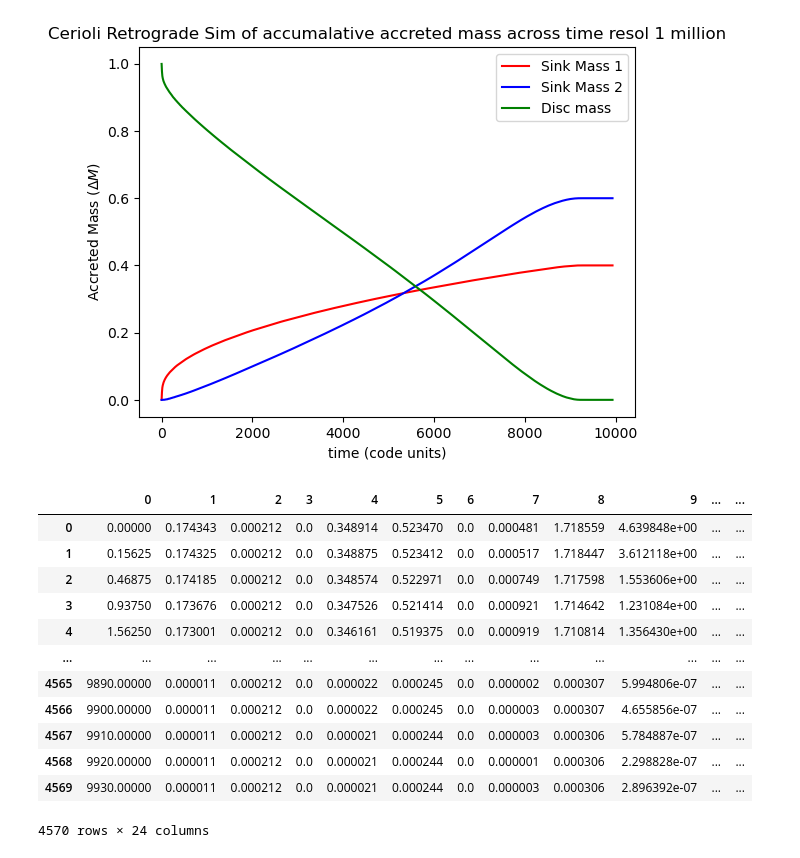
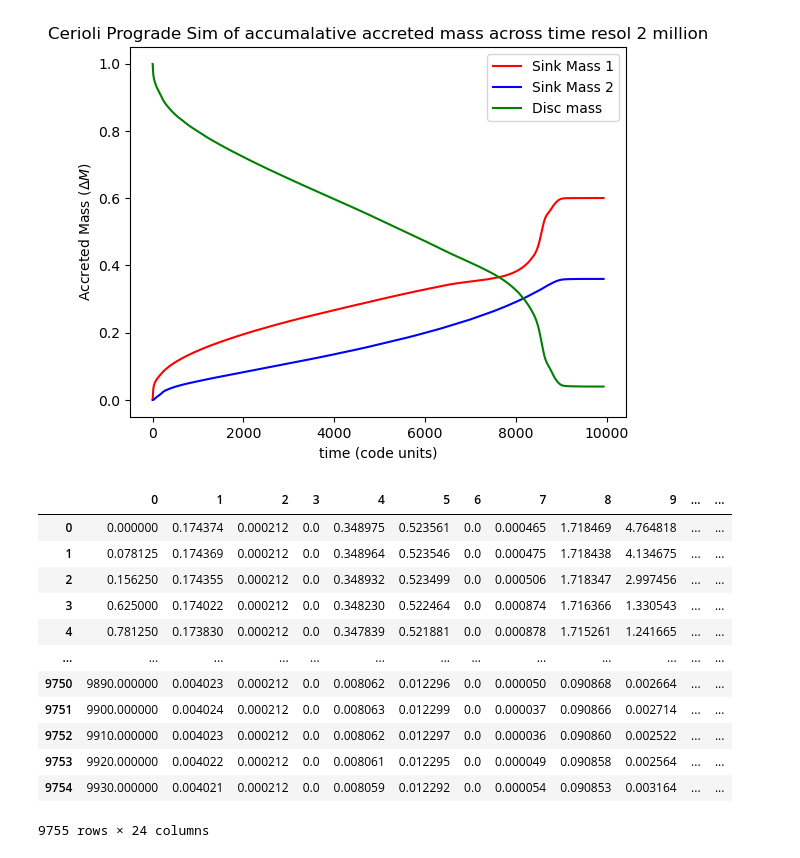
Before and after one commit to tomshilling04/physics_repo, a Jupyter notebook: Accretion_rate.ipynb, the cells around one changed output. Cells and saved outputs as stored; diff of their text form; code cells hidden in the pictures.

```diff
--- a/Accretion_rate.ipynb
+++ b/Accretion_rate.ipynb
@@ -23,38 +23,38 @@ def totalmass(filename,Mdisc):
     return totalm
 # %%
 #don't forget to change titles when changing data and file names.
-file1 = np.loadtxt("C:/Users/tomsh/OneDrive - University of Leeds/year 4/Accretion disc/Semester 2/Week4/Ret_resol1mill/gwdisc01_ret1mill.ev")
+file1 = np.loadtxt("C:/Users/tomsh/OneDrive - University of Leeds/year 4/Accretion disc/Semester 2/Week4/Cerioli_resol2mill/gwdisc01_cer2mill.ev")
 mass_acc1 = file1[:,20]
 mass_acc2 = file1[:,21]
-totmass = totalmass("C:/Users/tomsh/OneDrive - University of Leeds/year 4/Accretion disc/Semester 2/Week4/Ret_resol1mill/gwdisc01_ret1mill.ev",1)
+totmass = totalmass("C:/Users/tomsh/OneDrive - University of Leeds/year 4/Accretion disc/Semester 2/Week4/Cerioli_resol2mill/gwdisc01_cer2mill.ev",1)
 time1 = file1[:,0]
 plt.plot(time1,mass_acc1, '-', color = 'red', label = 'Sink Mass 1')
 plt.plot(time1,mass_acc2,'-',color = 'blue',label = 'Sink Mass 2')
 plt.plot(time1,totmass,'-', color = 'green',label = 'Disc mass')
 plt.xlabel('time (code units)')
 plt.ylabel('Accreted Mass ($\Delta{M}$)')
-plt.title("Cerioli Retrograde Sim of accumalative accreted mass across time resol 1 million")
+plt.title("Cerioli Prograde Sim of accumalative accreted mass across time resol 2 million")
 plt.legend()
-#plt.savefig("GW_Accreted_mass_across_time.png")
+plt.savefig("GW_Accreted_mass_across_time_Cerioli_2mill.png")
 plt.show()
 # %% [output]
-[figure, old version]
+[figure, new version]
 # %%
 pd.DataFrame(file1)
 # %% [output]
 |  | 0 | 1 | 2 | 3 | 4 | 5 | 6 | 7 | 8 | 9 | ... | ... |
-| 0 | 0.00000 | 0.174343 | 0.000212 | 0.0 | 0.348914 | 0.523470 | 0.0 | 0.000481 | 1.718559 | 4.639848e+00 | ... | ... |
-| 1 | 0.15625 | 0.174325 | 0.000212 | 0.0 | 0.348875 | 0.523412 | 0.0 | 0.000517 | 1.718447 | 3.612118e+00 | ... | ... |
-| 2 | 0.46875 | 0.174185 | 0.000212 | 0.0 | 0.348574 | 0.522971 | 0.0 | 0.000749 | 1.717598 | 1.553606e+00 | ... | ... |
-| 3 | 0.93750 | 0.173676 | 0.000212 | 0.0 | 0.347526 | 0.521414 | 0.0 | 0.000921 | 1.714642 | 1.231084e+00 | ... | ... |
-| 4 | 1.56250 | 0.173001 | 0.000212 | 0.0 | 0.346161 | 0.519375 | 0.0 | 0.000919 | 1.710814 | 1.356430e+00 | ... | ... |
+| 0 | 0.000000 | 0.174374 | 0.000212 | 0.0 | 0.348975 | 0.523561 | 0.0 | 0.000465 | 1.718469 | 4.764818 | ... | ... |
+| 1 | 0.078125 | 0.174369 | 0.000212 | 0.0 | 0.348964 | 0.523546 | 0.0 | 0.000475 | 1.718438 | 4.134675 | ... | ... |
+| 2 | 0.156250 | 0.174355 | 0.000212 | 0.0 | 0.348932 | 0.523499 | 0.0 | 0.000506 | 1.718347 | 2.997456 | ... | ... |
+| 3 | 0.625000 | 0.174022 | 0.000212 | 0.0 | 0.348230 | 0.522464 | 0.0 | 0.000874 | 1.716366 | 1.330543 | ... | ... |
+| 4 | 0.781250 | 0.173830 | 0.000212 | 0.0 | 0.347839 | 0.521881 | 0.0 | 0.000878 | 1.715261 | 1.241665 | ... | ... |
 | ... | ... | ... | ... | ... | ... | ... | ... | ... | ... | ... | ... | ... |
-| 4565 | 9890.00000 | 0.000011 | 0.000212 | 0.0 | 0.000022 | 0.000245 | 0.0 | 0.000002 | 0.000307 | 5.994806e-07 | ... | ... |
-| 4566 | 9900.00000 | 0.000011 | 0.000212 | 0.0 | 0.000022 | 0.000245 | 0.0 | 0.000003 | 0.000307 | 4.655856e-07 | ... | ... |
-| 4567 | 9910.00000 | 0.000011 | 0.000212 | 0.0 | 0.000021 | 0.000244 | 0.0 | 0.000003 | 0.000306 | 5.784887e-07 | ... | ... |
-| 4568 | 9920.00000 | 0.000011 | 0.000212 | 0.0 | 0.000021 | 0.000244 | 0.0 | 0.000001 | 0.000306 | 2.298828e-07 | ... | ... |
-| 4569 | 9930.00000 | 0.000011 | 0.000212 | 0.0 | 0.000021 | 0.000244 | 0.0 | 0.000003 | 0.000306 | 2.896392e-07 | ... | ... |
+| 9750 | 9890.000000 | 0.004023 | 0.000212 | 0.0 | 0.008062 | 0.012296 | 0.0 | 0.000050 | 0.090868 | 0.002664 | ... | ... |
+| 9751 | 9900.000000 | 0.004024 | 0.000212 | 0.0 | 0.008063 | 0.012299 | 0.0 | 0.000037 | 0.090866 | 0.002714 | ... | ... |
+| 9752 | 9910.000000 | 0.004023 | 0.000212 | 0.0 | 0.008062 | 0.012297 | 0.0 | 0.000036 | 0.090860 | 0.002522 | ... | ... |
+| 9753 | 9920.000000 | 0.004022 | 0.000212 | 0.0 | 0.008061 | 0.012295 | 0.0 | 0.000049 | 0.090858 | 0.002564 | ... | ... |
+| 9754 | 9930.000000 | 0.004021 | 0.000212 | 0.0 | 0.008059 | 0.012292 | 0.0 | 0.000054 | 0.090853 | 0.003164 | ... | ... |
-4570 rows × 24 columns
+9755 rows × 24 columns
 # %%
 def Mass_Acc_rate(M,time,N=100):
     """
```
Also changed, not shown: parts of 3 cells of this notebook.
